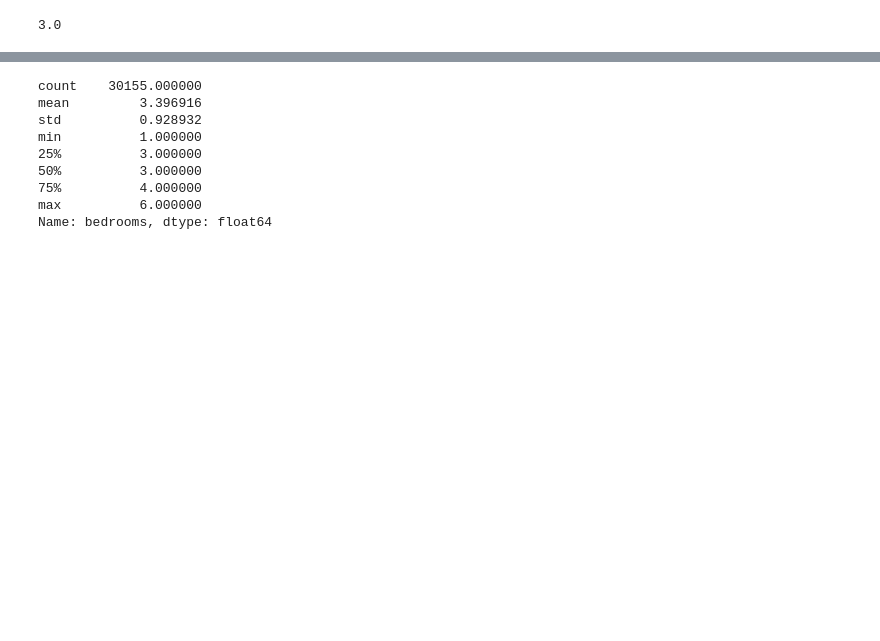
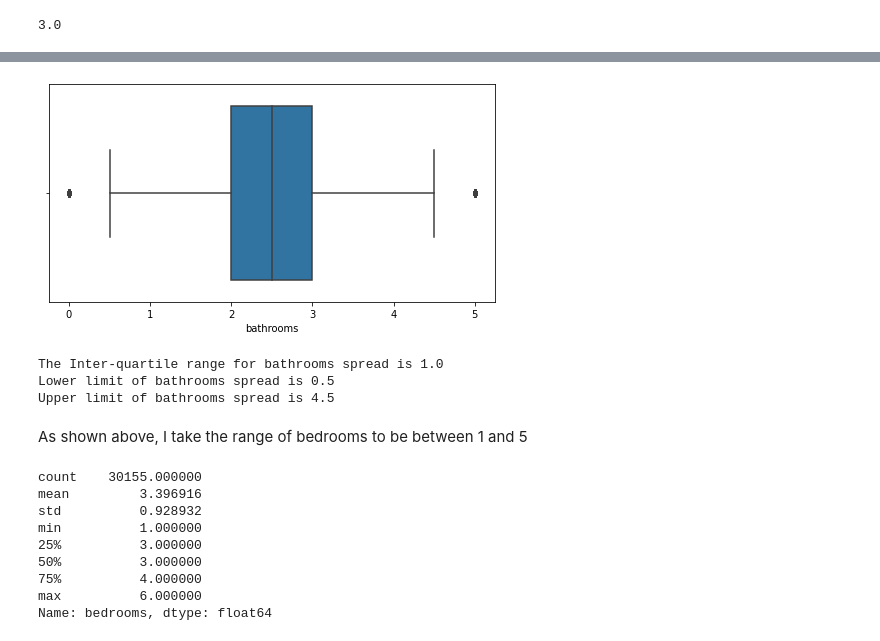
Before and after one commit to olexy/da_ds_ml, a Jupyter notebook: Capstone_Regression_Project.ipynb, the cells around one changed output, grey strips where cells are left out. Cells and saved outputs as stored; diff of their text form; code cells hidden in the pictures; blank space fills up the shorter version.

```diff
--- a/Capstone_Regression_Project.ipynb
+++ b/Capstone_Regression_Project.ipynb
@@ -309,3 +322,24 @@ data['bedrooms'] = np.where((data['bedrooms'] > 6 ) | (data['bedrooms'] == 0), r
+# %%
+#visualising bathrooms spread
+fig = plt.figure(figsize=(8,4))
+sns.boxplot(x=data['bathrooms'])
+plt.savefig('/content/drive/MyDrive/Colab Notebooks/images/bathroom_outlier.png')
+# %% [output]
+[figure, added]
+# %%
+# Detecting bathrooms outliers using IQR rule
+Q1 = data['bathrooms'].quantile(0.25)
+Q3 = data['bathrooms'].quantile(0.75)
+IQR = Q3 - Q1
+print("The Inter-quartile range for bathrooms spread is " + str(IQR))
+print("Lower limit of bathrooms spread is " + str(Q1 - 1.5 * IQR))
+print("Upper limit of bathrooms spread is " + str(Q3 + 1.5 * IQR  ))
+# %% [output]
+The Inter-quartile range for bathrooms spread is 1.0
+Lower limit of bathrooms spread is 0.5
+Upper limit of bathrooms spread is 4.5
+# %% [markdown]
+As shown above, I take the range of bedrooms to be between 1 and 5
 # %%
 # get descriptive statistics of bedrooms column
 data['bedrooms'].describe()
```
Also changed, not shown: parts of 15 cells of this notebook.
